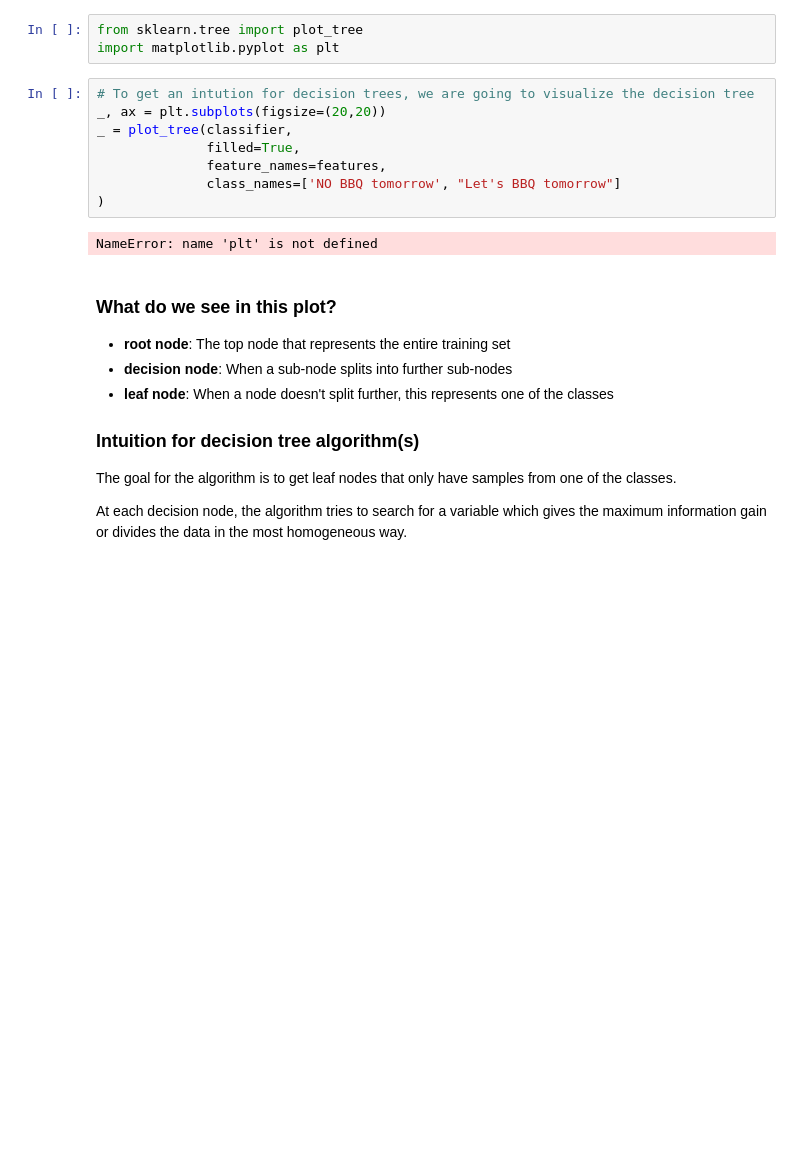
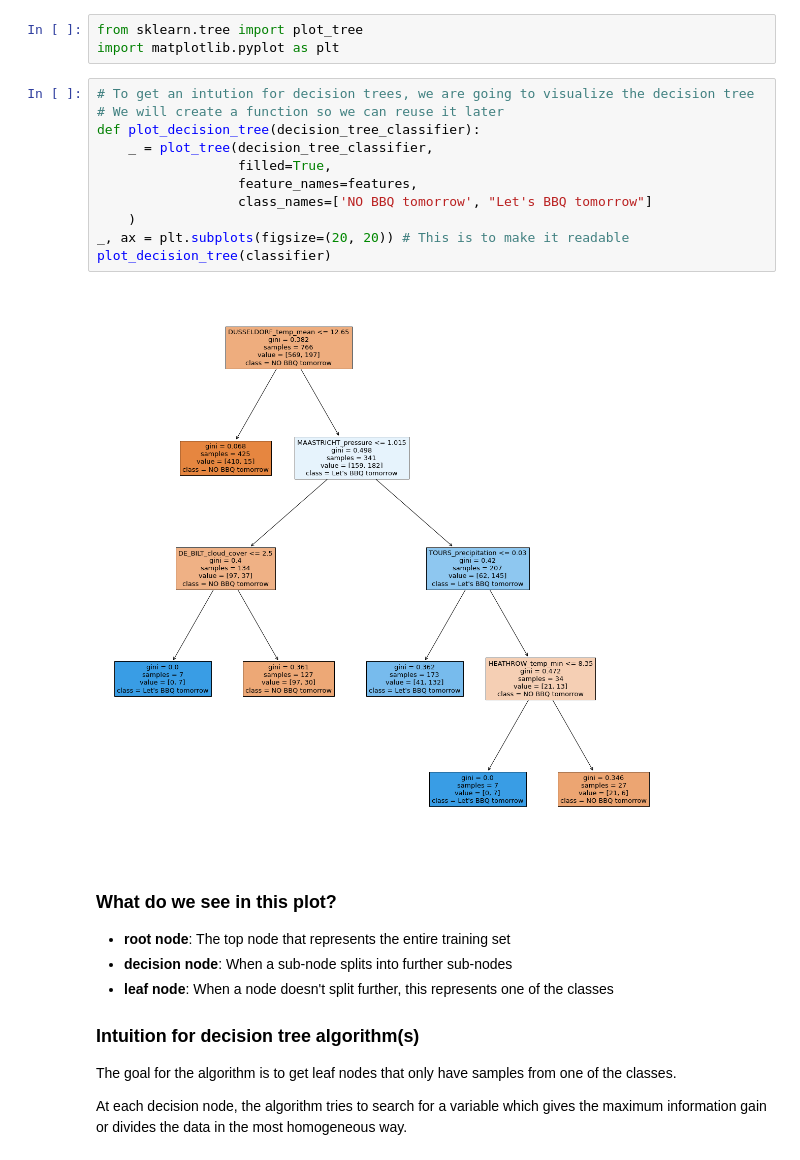
Before and after one commit to esciencecenter-digital-skills/SICSS-odissei-machine-learning, a Jupyter notebook: notebooks/3-Model-pipeline.ipynb, the cells around one changed output. Drawn from its saved outputs; the diff is of its cells as text; blank space fills up the shorter version.

```diff
--- a/notebooks/3-Model-pipeline.ipynb
+++ b/notebooks/3-Model-pipeline.ipynb
@@ -73,14 +73,17 @@ from sklearn.tree import plot_tree
 import matplotlib.pyplot as plt
 # %%
 # To get an intution for decision trees, we are going to visualize the decision tree
-_, ax = plt.subplots(figsize=(20,20))
-_ = plot_tree(classifier,
-              filled=True,
-              feature_names=features,
-              class_names=['NO BBQ tomorrow', "Let's BBQ tomorrow"]
-)
+# We will create a function so we can reuse it later
+def plot_decision_tree(decision_tree_classifier):
+    _ = plot_tree(decision_tree_classifier,
+                  filled=True,
+                  feature_names=features,
+                  class_names=['NO BBQ tomorrow', "Let's BBQ tomorrow"]
+    )
+_, ax = plt.subplots(figsize=(20, 20)) # This is to make it readable
+plot_decision_tree(classifier)
 # %% [output]
-NameError: name 'plt' is not defined
+[figure, added]
 # %% [markdown]
 ### What do we see in this plot?
 - **root node**: The top node that represents the entire training set
```
Also changed, not shown: parts of 14 cells of this notebook.
